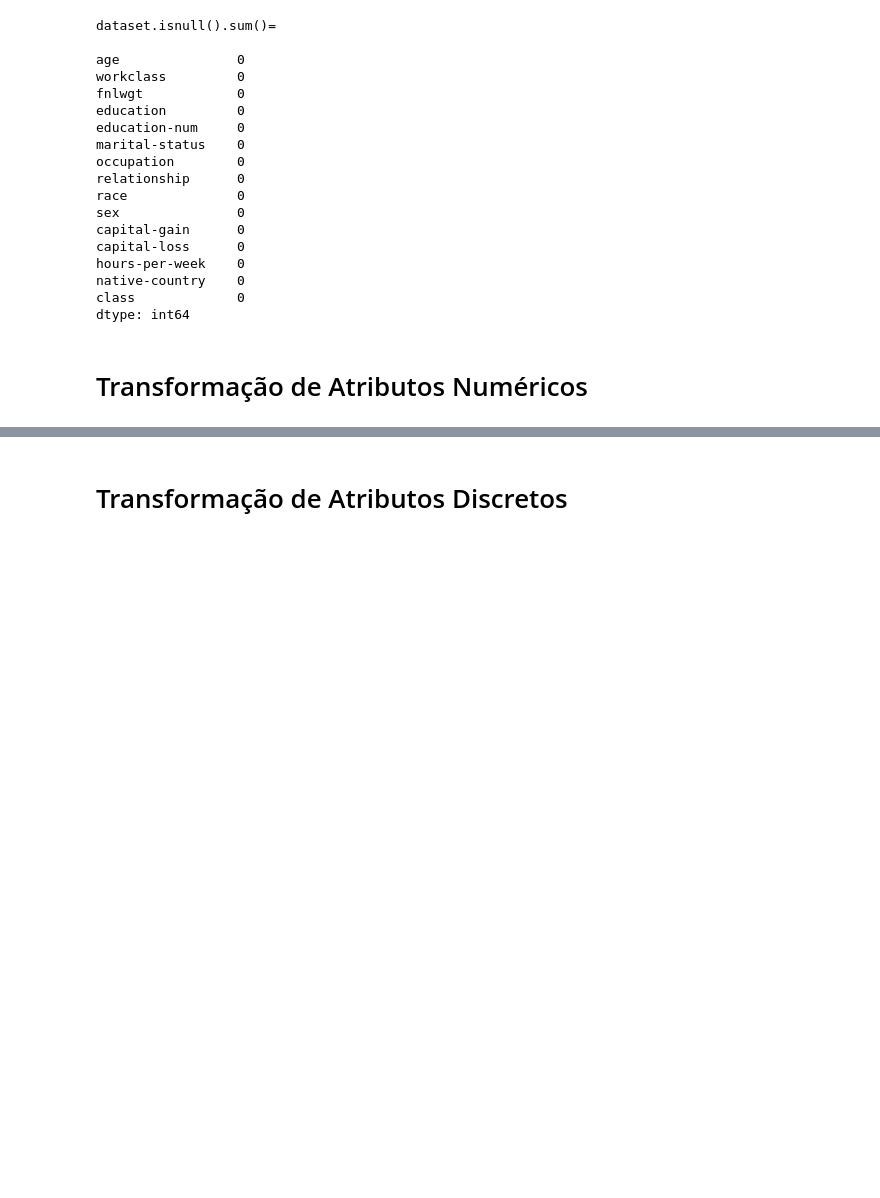
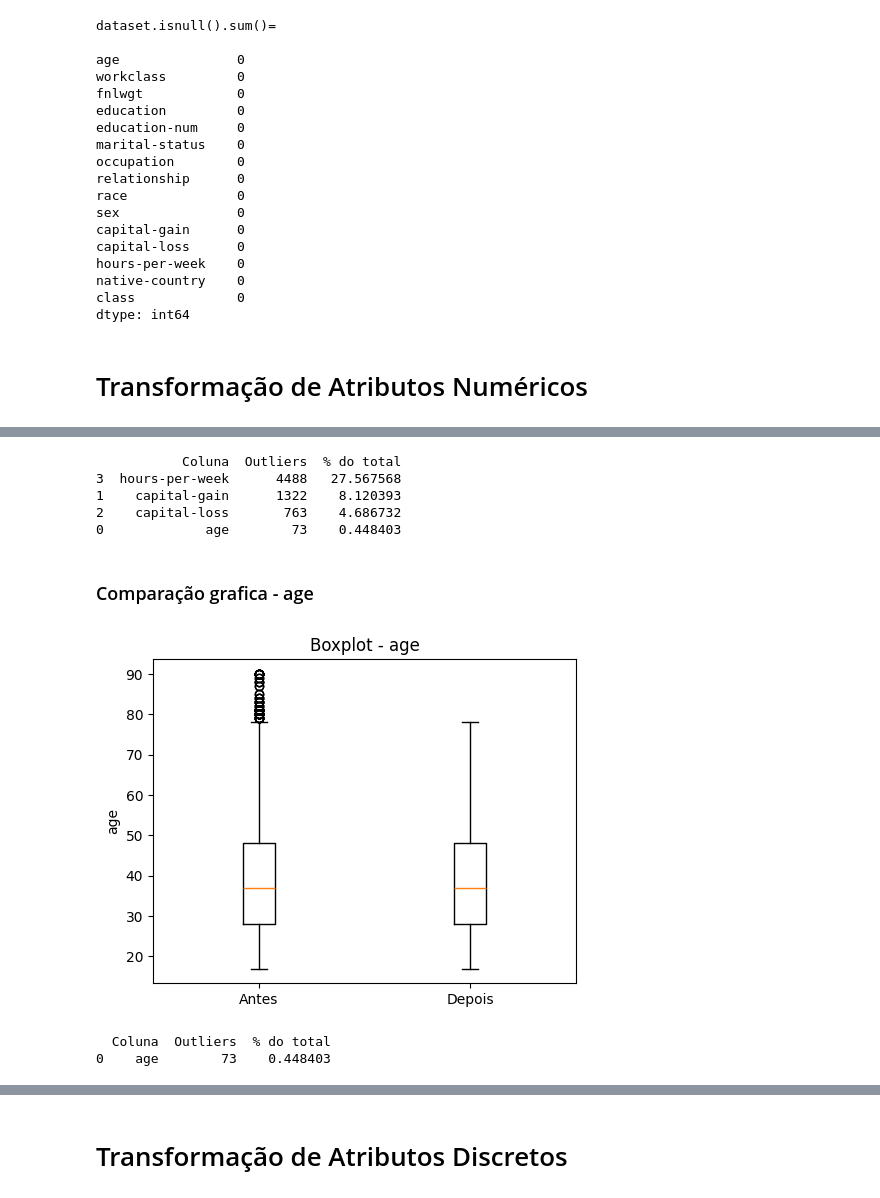
Before and after one commit to gilcesarf/imd3002-202502, a Jupyter notebook: Aula05/Exercicios_Aula05.ipynb, the cells around one changed output, grey strips where cells are left out. Saved outputs shown, nothing was run; the diff lists cells and outputs as text; code cells hidden in the pictures; blank space fills up the shorter version.

```diff
--- a/Aula05/Exercicios_Aula05.ipynb
+++ b/Aula05/Exercicios_Aula05.ipynb
@@ -178,0 +163,2 @@ dataset.head(50)
+# %%
+dataset = dataset.drop(columns=['fnlwgt'])
@@ -178,0 +167,78 @@ dataset.head(50)
+# %%
+dataset_outliers = dataset.copy()
+
+atributos = ['age', 'capital-gain', 'capital-loss', 'hours-per-week']
+
+parametros_boxplot = {}
+outliers_substituidos = {}
+
+# para cada coluna de interesse
+for col in atributos:
+
+  # calcula limites para boxplot
+  Q1 = dataset[col].quantile(0.25)
+  Q3 = dataset[col].quantile(0.75)
+  IQR = Q3 - Q1
+
+  lim_inf = Q1 - 1.5 * IQR
+  lim_sup = Q3 + 1.5 * IQR
+
+  # calcula mediana da coluna
+  mediana = dataset[col].median()
+
+  # contagem dos outliers
+  mask = (dataset[col] < lim_inf) | (dataset[col] > lim_sup)
+  outliers_substituidos[col] = int(mask.sum())
+
+  #substituicao dos outliers no dataset auxiliar pelas medianas
+  dataset_outliers.loc[mask, col] = mediana
+
+  # armazena parametros do boxplot para acesso posterior
+  parametros_boxplot[col] = {
+      "Q1": Q1,
+      "Q3": Q3,
+      "IQR": IQR,
+      "lim_inf": lim_inf,
+      "lim_sup": lim_sup,
+      "mediana": mediana,
+      "mascara": mask
+  }
+
+
+# cria dataframes para impressao
+outliers_df = pd.DataFrame(
+    {
+    "Coluna": list(outliers_substituidos.keys()),
+    "Outliers": list(outliers_substituidos.values())
+    }
+).sort_values("Outliers", ascending=False)
+
+outliers_df["% do total"] = outliers_df["Outliers"] / len(dataset) * 100
+
+# mostra quantidade de outliers
+print(outliers_df)
+# %% [output]
+           Coluna  Outliers  % do total
+3  hours-per-week      4488   27.567568
+1    capital-gain      1322    8.120393
+2    capital-loss       763    4.686732
+0             age        73    0.448403
+# %% [markdown]
+### Comparação grafica - age
+# %%
+col = 'age'
+fig, ax = plt.subplots(figsize=(5, 4))
+ax.boxplot(
+    [dataset[col], dataset_outliers[col]],
+    tick_labels=["Antes", "Depois"]
+)
+ax.set_title(f"Boxplot - {col}")
+ax.set_ylabel(col)
+plt.tight_layout()
+plt.show()
+# mostra quantidade de outliers
+print(outliers_df[outliers_df["Coluna"] == col])
+# %% [output]
+[figure, added]
+  Coluna  Outliers  % do total
+0    age        73    0.448403
```
Also changed, not shown: parts of 32 cells of this notebook.
